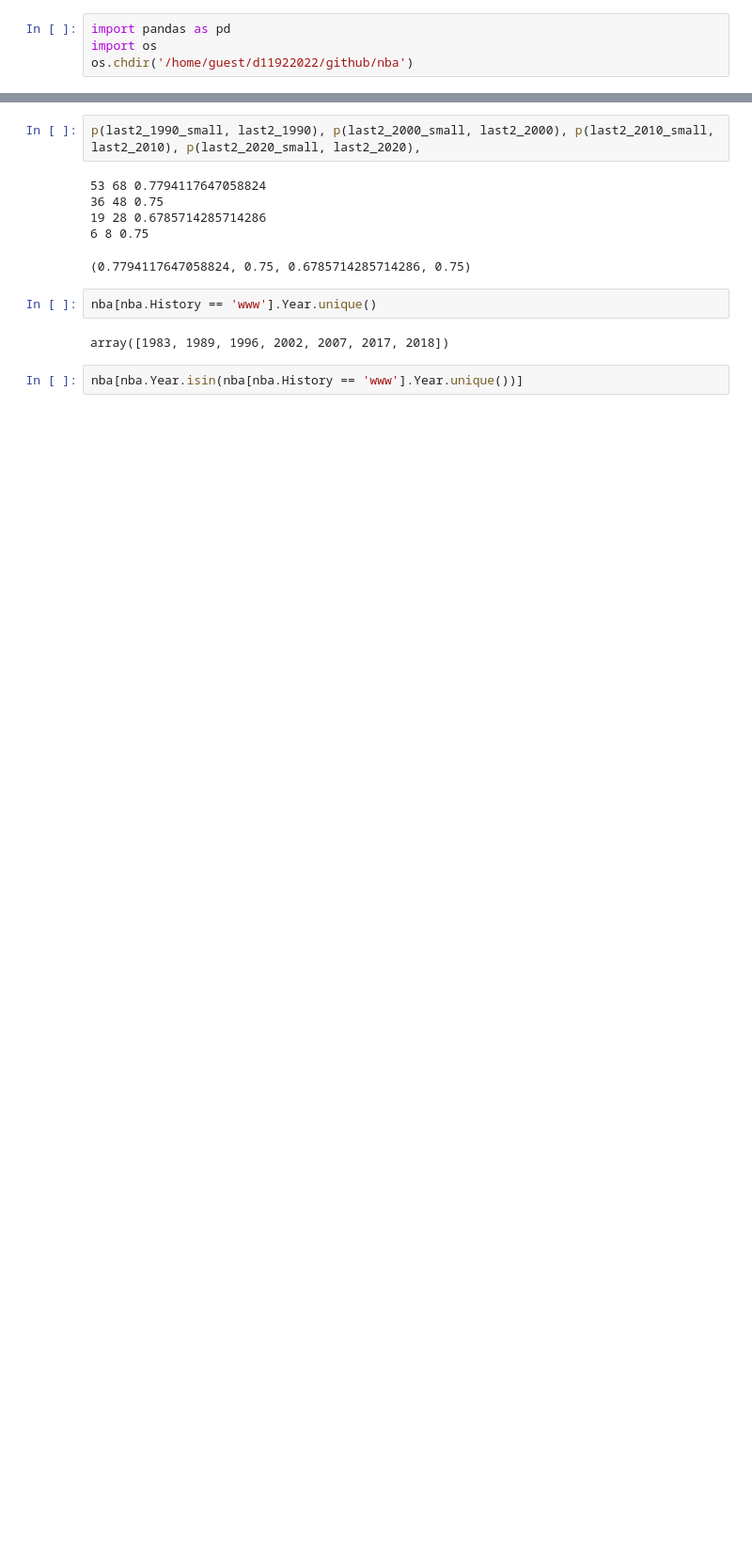
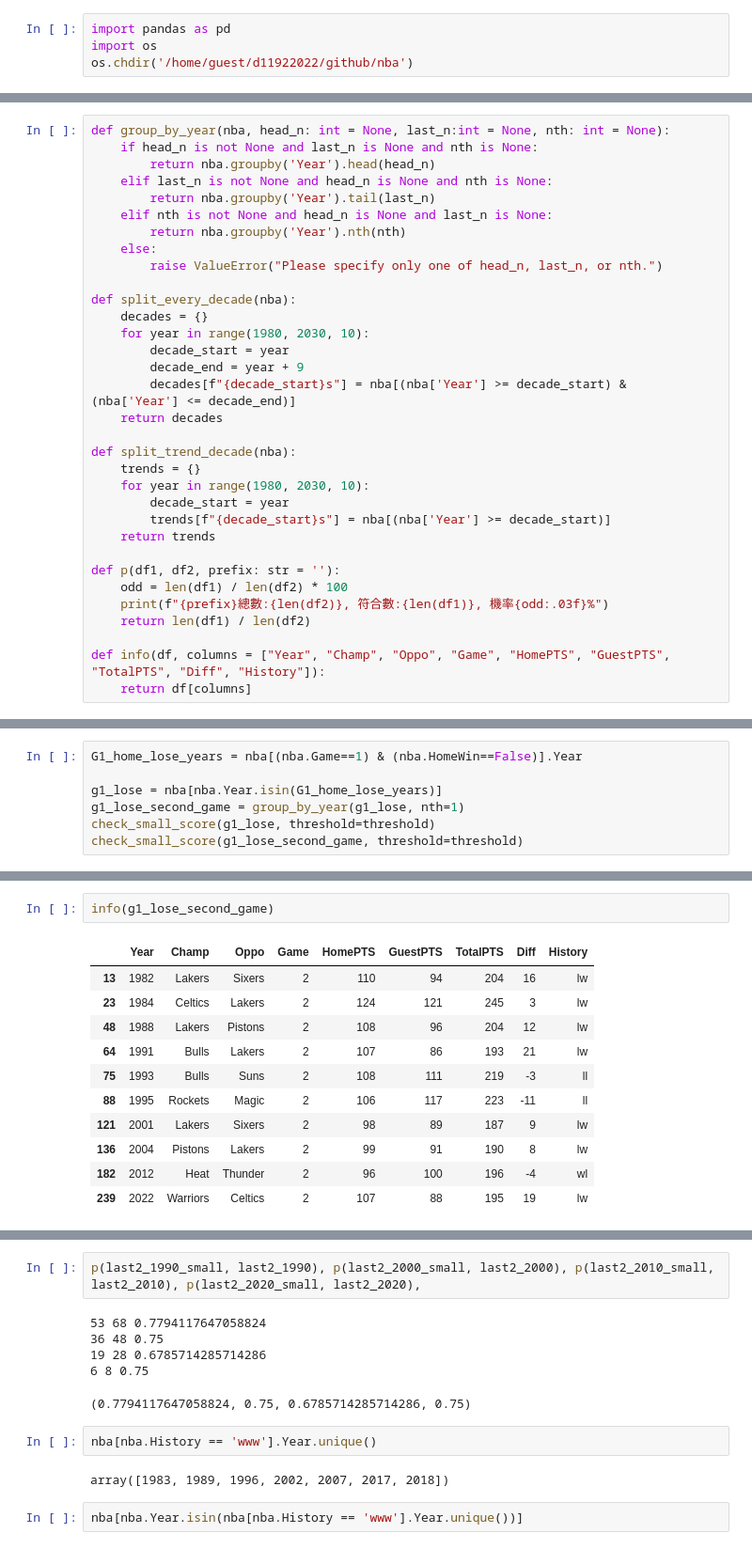
Before and after one commit to bonzo-ntu/nba, a Jupyter notebook: nba.ipynb, the cells around one changed output, grey strips where cells are left out. Shown: that part at 94% size. Saved outputs shown, nothing was run; the diff lists cells and outputs as text; blank space fills up the shorter version.

```diff
--- a/nba.ipynb
+++ b/nba.ipynb
@@ -21,0 +5,33 @@ def p(df1, df2):
+# %%
+def group_by_year(nba, head_n: int = None, last_n:int = None, nth: int = None):
+    if head_n is not None and last_n is None and nth is None:
+        return nba.groupby('Year').head(head_n)
+    elif last_n is not None and head_n is None and nth is None:
+        return nba.groupby('Year').tail(last_n)
+    elif nth is not None and head_n is None and last_n is None:
+        return nba.groupby('Year').nth(nth)
+    else:
+        raise ValueError("Please specify only one of head_n, last_n, or nth.")
+
+def split_every_decade(nba):
+    decades = {}
+    for year in range(1980, 2030, 10):
+        decade_start = year
+        decade_end = year + 9
+        decades[f"{decade_start}s"] = nba[(nba['Year'] >= decade_start) & (nba['Year'] <= decade_end)]
+    return decades
+
+def split_trend_decade(nba):
+    trends = {}
+    for year in range(1980, 2030, 10):
+        decade_start = year
+        trends[f"{decade_start}s"] = nba[(nba['Year'] >= decade_start)]
+    return trends
+
+def p(df1, df2, prefix: str = ''):
+    odd = len(df1) / len(df2) * 100
+    print(f"{prefix}總數:{len(df2)}, 符合數:{len(df1)}, 機率{odd:.03f}%")
+    return len(df1) / len(df2)
+
+def info(df, columns = ["Year", "Champ", "Oppo", "Game", "HomePTS", "GuestPTS", "TotalPTS", "Diff", "History"]):
+    return df[columns]
@@ -21,0 +85,7 @@ def p(df1, df2):
+# %%
+G1_home_lose_years = nba[(nba.Game==1) & (nba.HomeWin==False)].Year
+
+g1_lose = nba[nba.Year.isin(G1_home_lose_years)]
+g1_lose_second_game = group_by_year(g1_lose, nth=1)
+check_small_score(g1_lose, threshold=threshold)
+check_small_score(g1_lose_second_game, threshold=threshold)
@@ -21,0 +103,14 @@ def p(df1, df2):
+# %%
+info(g1_lose_second_game)
+# %% [output]
+|  | Year | Champ | Oppo | Game | HomePTS | GuestPTS | TotalPTS | Diff | History |
+| 13 | 1982 | Lakers | Sixers | 2 | 110 | 94 | 204 | 16 | lw |
+| 23 | 1984 | Celtics | Lakers | 2 | 124 | 121 | 245 | 3 | lw |
+| 48 | 1988 | Lakers | Pistons | 2 | 108 | 96 | 204 | 12 | lw |
+| 64 | 1991 | Bulls | Lakers | 2 | 107 | 86 | 193 | 21 | lw |
+| 75 | 1993 | Bulls | Suns | 2 | 108 | 111 | 219 | -3 | ll |
+| 88 | 1995 | Rockets | Magic | 2 | 106 | 117 | 223 | -11 | ll |
+| 121 | 2001 | Lakers | Sixers | 2 | 98 | 89 | 187 | 9 | lw |
+| 136 | 2004 | Pistons | Lakers | 2 | 99 | 91 | 190 | 8 | lw |
+| 182 | 2012 | Heat | Thunder | 2 | 96 | 100 | 196 | -4 | wl |
+| 239 | 2022 | Warriors | Celtics | 2 | 107 | 88 | 195 | 19 | lw |
```
Also changed, not shown: parts of 14 cells of this notebook, 1 other file.
